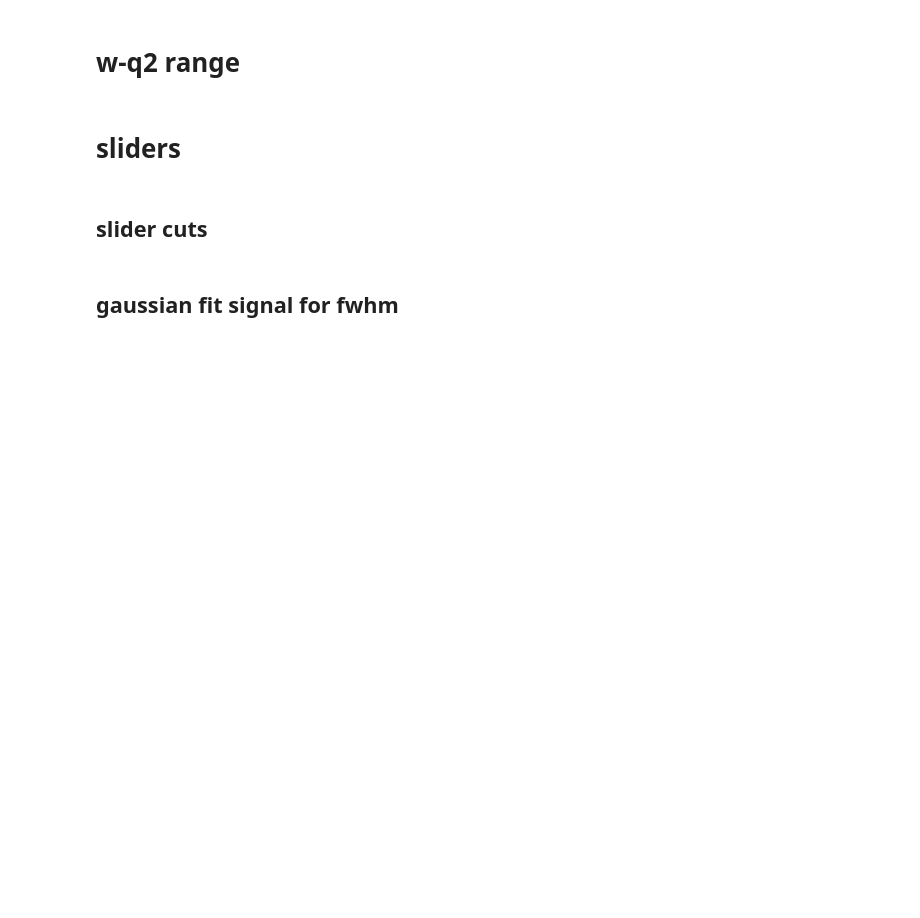
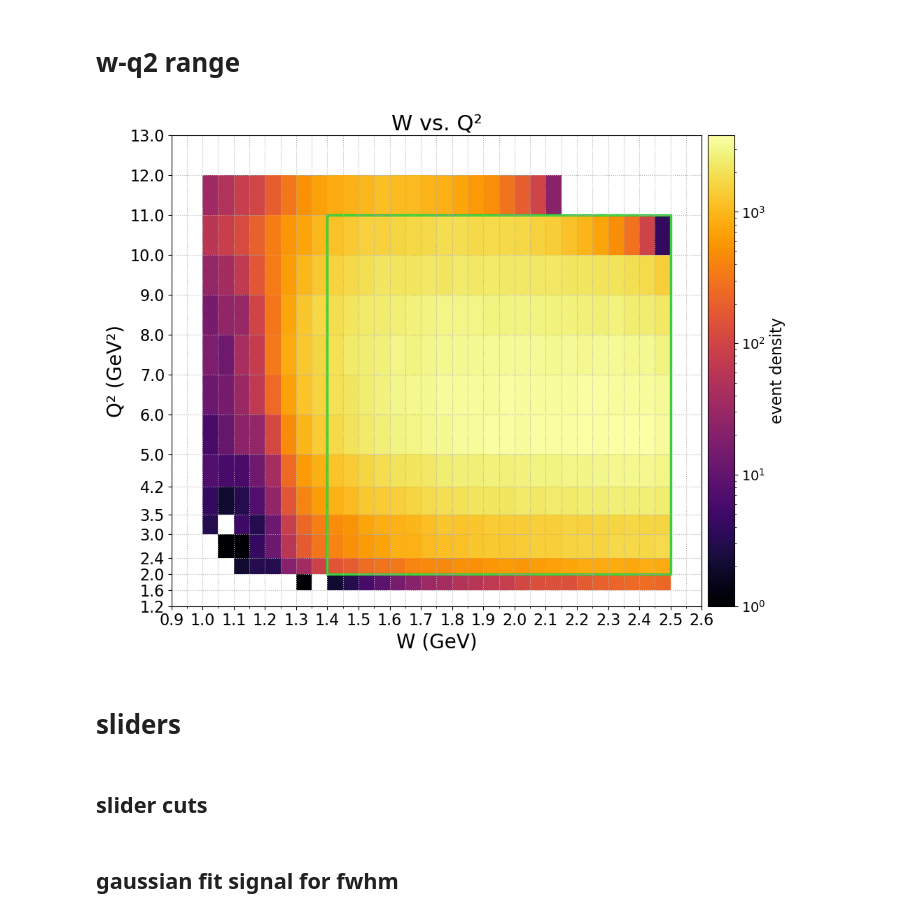
Before and after one commit to aosmond98/clas12, a Jupyter notebook: python/background_investigation_v7.ipynb, the cells around one changed output. Saved outputs shown, nothing was run; the diff lists cells and outputs as text; code cells hidden in the pictures; blank space fills up the shorter version.

```diff
--- a/python/background_investigation_v7.ipynb
+++ b/python/background_investigation_v7.ipynb
@@ -213,7 +212,7 @@ dataset = csv_file
 # dataset = threepion_csv
 
 w_range = np.append(np.arange(0.9, 2.6, 0.05), 2.6)
-q2_range = [1.2,1.6,2.0,2.4,3.0,3.5,4.2,5.0,6.0,7.0,8.0,9.0,11.0,13.0,14.0]
+q2_range = [1.2,1.6,2.0,2.4,3.0,3.5,4.2,5.0,6.0,7.0,8.0,9.0,10.0,11.0,12.0,13.0]
 
 # --- W vs Q² histograms with colorbars for each topology ---
 
@@ -229,50 +228,53 @@ w_vals = dataset.loc[mask, "w"].to_numpy()
 q2_vals = dataset.loc[mask, "q2"].to_numpy()
 
 # 2D histogram — color represents event density
-h = ax.hist2d(w_vals, q2_vals, bins=[bin_x, bin_y], cmap=plt.cm.get_cmap('viridis'),
+h = ax.hist2d(w_vals, q2_vals, bins=[bin_x, bin_y], cmap=plt.cm.get_cmap('inferno'),
     cmin=1,  # ignore empty bins
     norm=mpl.colors.LogNorm(),  # log color scale for better contrast
     density=False
 )
 
 # Title and axes
-ax.set_title(f"W–Q² kinematic range", fontsize=22)
+ax.set_title(f"W vs. Q²", fontsize=22)
 ax.set_xlabel("W (GeV)", fontsize=20)
 ax.set_ylabel("Q² (GeV²)", fontsize=20)
 
 # Colorbar setup
 divider = make_axes_locatable(ax)
 cax = divider.append_axes("right", size="5%", pad=0.09)
 cb = plt.colorbar(h[3], cax=cax)
 cb.set_label("event density", fontsize=16)
 cb.ax.tick_params(labelsize=14)
 
 # Grid and ticks
 ax.grid(which='both', linestyle=':')
 ax.tick_params(axis='both', which='major', labelsize=16)
-ax.set_xticks(bin_x[::4])  # every 2nd tick
+ax.set_xticks(np.append(np.arange(0.9, 2.6, 0.1), 2.6))
+ax.set_xticks(bin_x, minor=True)
 ax.set_yticks(bin_y)
 
 # Define analyzed range
 w_min_analyzed, w_max_analyzed = 1.4, 2.5
 q2_min_analyzed, q2_max_analyzed = 2.0, 11.0
 
 # Create a red rectangle
 rect = patches.Rectangle(
     (w_min_analyzed, q2_min_analyzed),  # bottom-left corner
     w_max_analyzed - w_min_analyzed,    # width
     q2_max_analyzed - q2_min_analyzed,  # height
-    linewidth=2,
-    edgecolor='red',
-    alpha=0.6,
+    linewidth=2.5,
+    edgecolor='limegreen',
+    alpha=1.0,
     facecolor='none'  # transparent fill
 )
 
 # Add rectangle to the axes
 ax.add_patch(rect)
 
 plt.tight_layout()
 plt.show()
+# %% [output]
+[figure, added]
 # %% [markdown]
 # sliders
 # %% [markdown]
```
Also changed, not shown: parts of 20 cells of this notebook.
